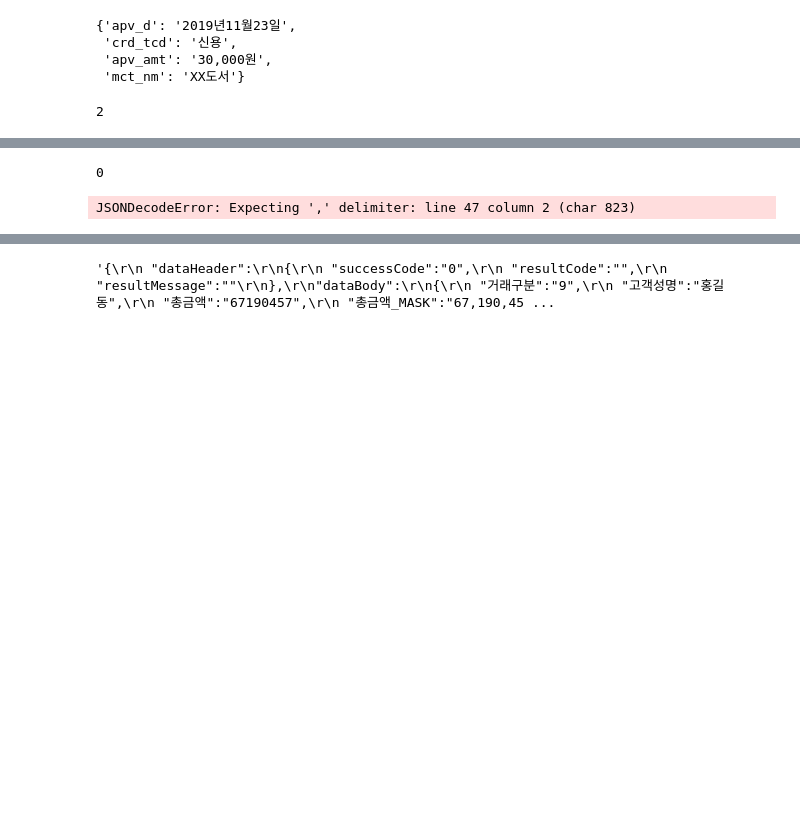
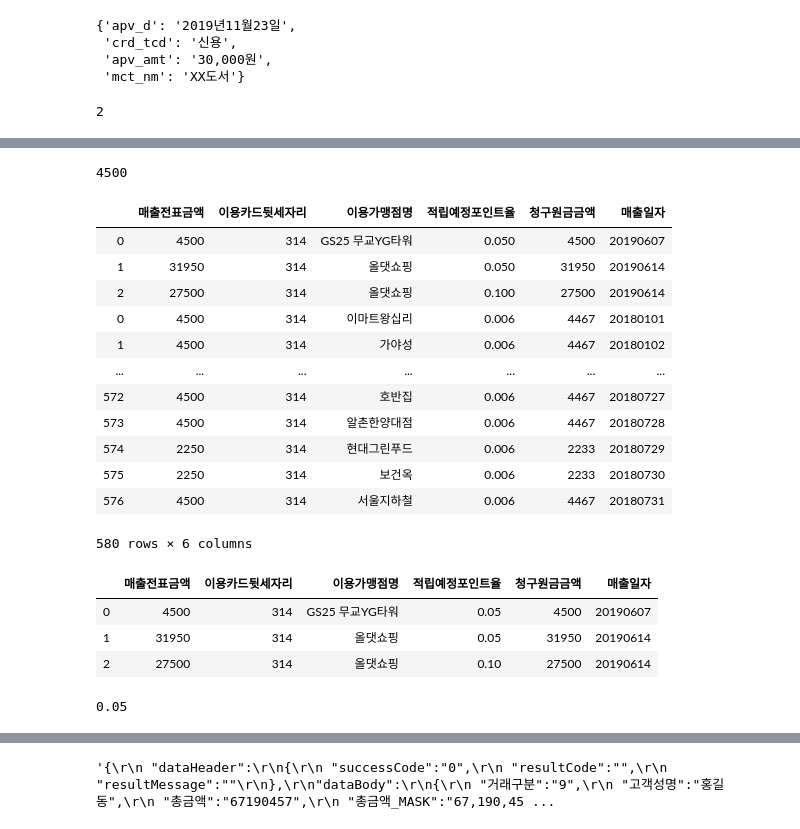
Before and after one commit to thjeong/hack2019, a Jupyter notebook: Untitled.ipynb, the cells around one changed output, grey strips where cells are left out. Saved outputs shown, nothing was run; the diff lists cells and outputs as text; code cells hidden in the pictures; blank space fills up the shorter version.

```diff
--- a/Untitled.ipynb
+++ b/Untitled.ipynb
@@ -418,8 +408,0 @@ from server.genDummyData import *
-# %%
-shbDepositInstallmentDetail('','','')
-# %% [output]
-0
-# %%
-json.loads(shbDepositInstallmentDetail('','','').text)
-# %% [output]
-JSONDecodeError: Expecting ',' delimiter: line 47 column 2 (char 823)
@@ -425,0 +411,36 @@ JSONDecodeError: Expecting ',' delimiter: line 47 column 2 (char 823)
+# %%
+int(prev_y_df['매출전표금액'][0])
+# %% [output]
+4500
+# %%
+prev_y_df = shcSearchMonthlyBillingDetail('2018')
+input_aprvamt = int(prev_y_df['매출전표금액'][0])
+cardno = prev_y_df['이용카드뒷세자리'][0]
+prev_y_df = pd.concat([prev_y_df,genSHCBill('user2', input_aprvamt, cardno, '20180101', '20181231')])
+# %%
+prev_y_df
+# %% [output]
+|  | 매출전표금액 | 이용카드뒷세자리 | 이용가맹점명 | 적립예정포인트율 | 청구원금금액 | 매출일자 |
+| 0 | 4500 | 314 | GS25 무교YG타워 | 0.050 | 4500 | 20190607 |
+| 1 | 31950 | 314 | 올댓쇼핑 | 0.050 | 31950 | 20190614 |
+| 2 | 27500 | 314 | 올댓쇼핑 | 0.100 | 27500 | 20190614 |
+| 0 | 4500 | 314 | 이마트왕십리 | 0.006 | 4467 | 20180101 |
+| 1 | 4500 | 314 | 가야성 | 0.006 | 4467 | 20180102 |
+| ... | ... | ... | ... | ... | ... | ... |
+| 572 | 4500 | 314 | 호반집 | 0.006 | 4467 | 20180727 |
+| 573 | 4500 | 314 | 알촌한양대점 | 0.006 | 4467 | 20180728 |
+| 574 | 2250 | 314 | 현대그린푸드 | 0.006 | 2233 | 20180729 |
+| 575 | 2250 | 314 | 보건옥 | 0.006 | 2233 | 20180730 |
+| 576 | 4500 | 314 | 서울지하철 | 0.006 | 4467 | 20180731 |
+580 rows × 6 columns
+# %%
+shcSearchMonthlyBillingDetail('')
+# %% [output]
+|  | 매출전표금액 | 이용카드뒷세자리 | 이용가맹점명 | 적립예정포인트율 | 청구원금금액 | 매출일자 |
+| 0 | 4500 | 314 | GS25 무교YG타워 | 0.05 | 4500 | 20190607 |
+| 1 | 31950 | 314 | 올댓쇼핑 | 0.05 | 31950 | 20190614 |
+| 2 | 27500 | 314 | 올댓쇼핑 | 0.10 | 27500 | 20190614 |
+# %%
+int('00050')/1000
+# %% [output]
+0.05
```
Also changed, not shown: parts of 7 cells of this notebook, 3 other files.
